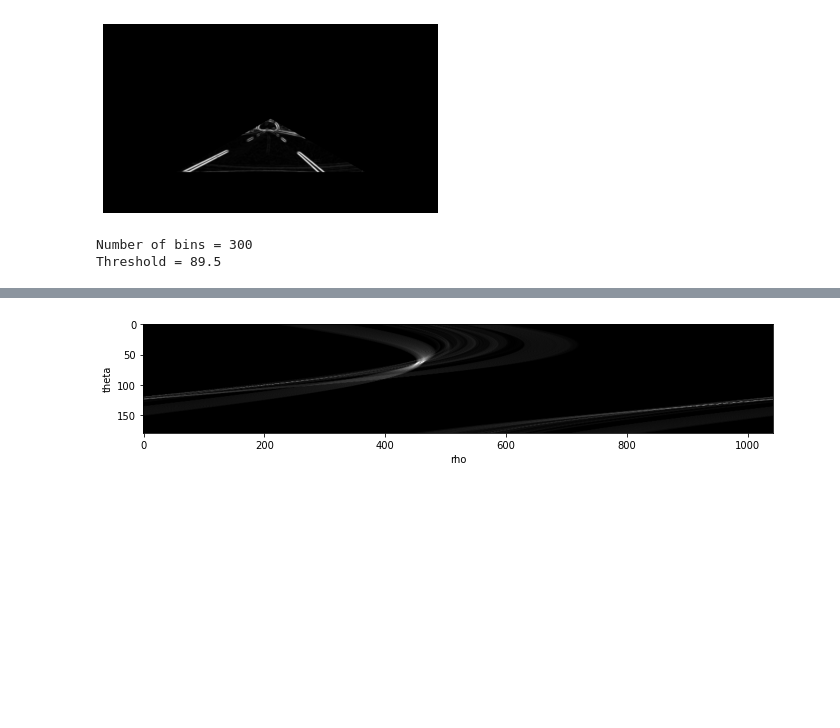
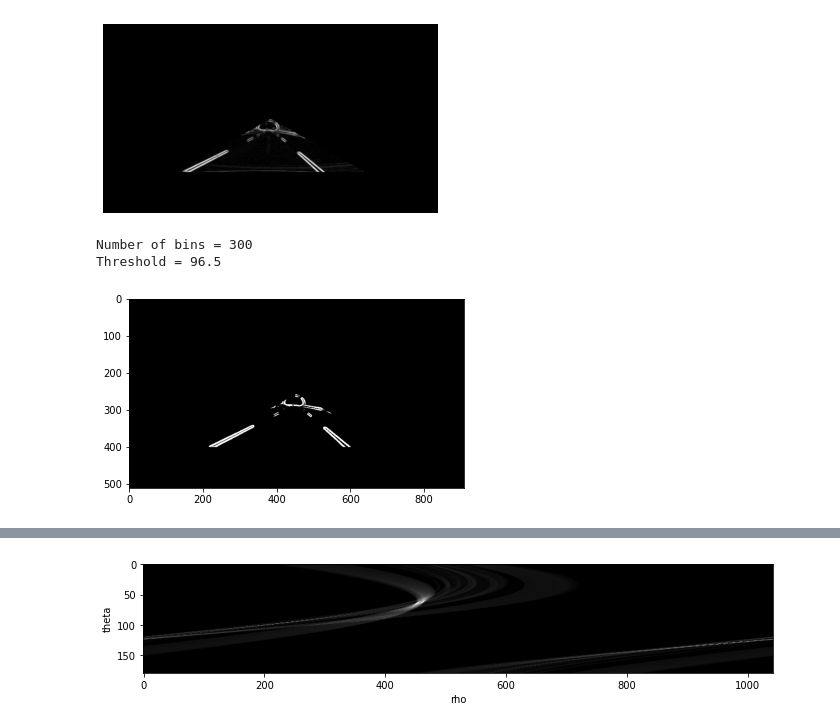
Before and after one commit to Beepbloop/lane_detection, a Jupyter notebook: EntireProcess.ipynb, the cells around one changed output, grey strips where cells are left out. Saved outputs shown, nothing was run; the diff lists cells and outputs as text; code cells hidden in the pictures; blank space fills up the shorter version.

```diff
--- a/EntireProcess.ipynb
+++ b/EntireProcess.ipynb
@@ -217,11 +182,28 @@ plt.show()
 [figure]
 [figure]
 [figure]
-# %%
-threshold = otsu_thresh(cropped_im)
-# %% [output]
-Number of bins = 300
-Threshold = 89.5
+# %%
+cropped_part = []
+for x, row in enumerate(mask):
+        for y, col in enumerate(row):
+            if mask[x][y] == 255:
+                cropped_part.append(cropped_im[x][y])
+cropped_part = np.array(cropped_part)
+threshold = otsu_thresh(cropped_part)
+thresh_im = np.zeros_like(cropped_im)
+for x, row in enumerate(cropped_im):
+    for y, col in enumerate(row):
+        if cropped_im[x][y] >= threshold:
+            thresh_im[x][y] = 255
+        else:
+            thresh_im[x][y] = 0
+
+plt.imshow(thresh_im, cmap="gray")
+plt.show()
+# %% [output]
+Number of bins = 300
+Threshold = 96.5
+[figure, added]
 # %%
 ##Making histogram of threshold
 
```
Also changed, not shown: parts of 9 cells of this notebook.
